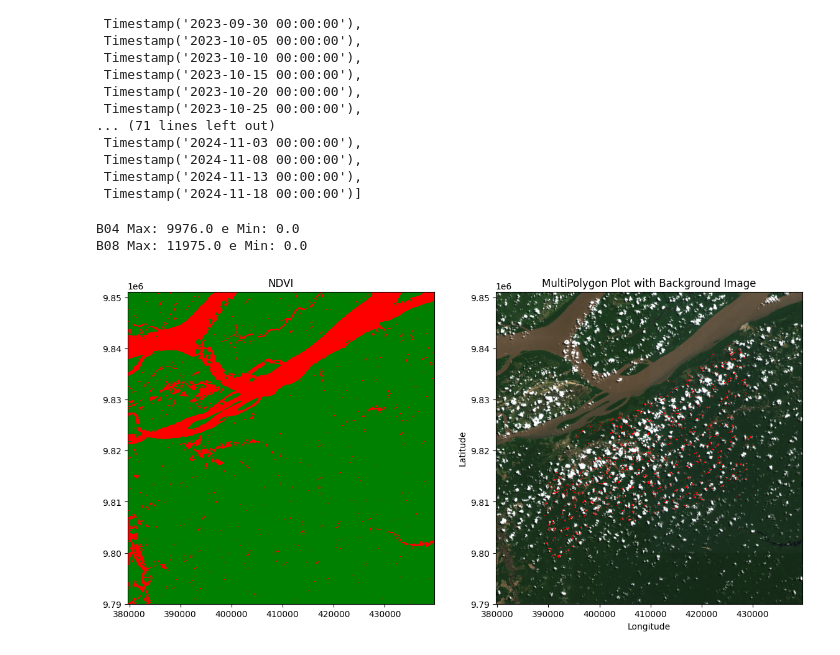
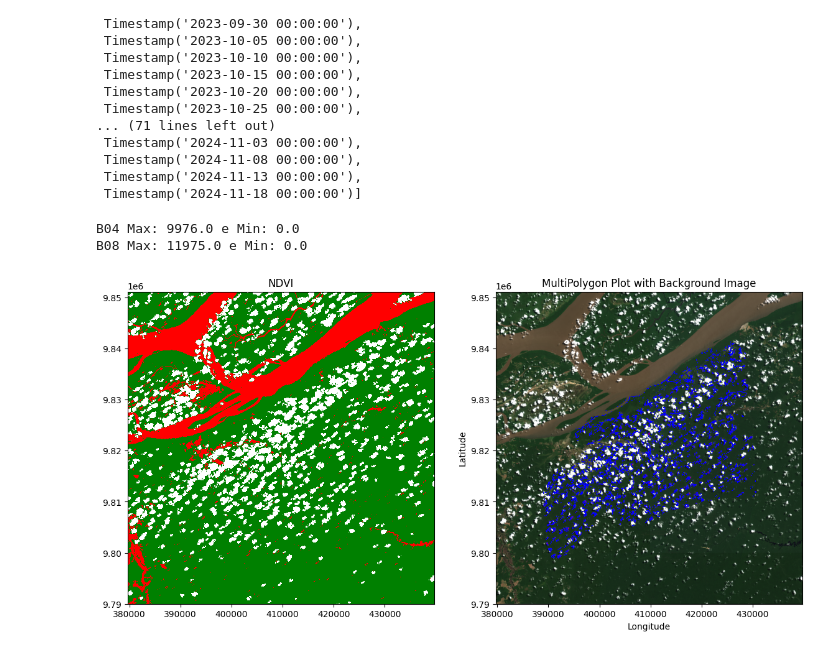
Before and after one commit to Alanbreno/cloud-detection-dissertation, a Jupyter notebook: desmatamento_alertas.ipynb, the cells around one changed output. Drawn from its saved outputs; the diff is of its cells as text; code cells hidden in the pictures.

```diff
--- a/desmatamento_alertas.ipynb
+++ b/desmatamento_alertas.ipynb
@@ -108,6 +93,8 @@ with rasterio.open(image_path_B08) as src:
 
 with rasterio.open(image_path_SCL) as scl_src:
     SCL = scl_src.read(1)
+    SCL_transform = scl_src.transform
+    SCL_crs = scl_src.crs
     #print(SCL.shape)
     # Reamostrar SCL para resolução de 10m
     scl_resampled = np.empty_like(B04, dtype=SCL.dtype)
@@ -140,52 +127,37 @@ def calculate_ndvi(nir, red, epsilon=1e-10):
 # Calcular o NDVI
 NDVI = calculate_ndvi(B08, B04)
 
-del B04, B08, SCL #Libera memória
+
+
+del B04, B08 #Libera memória
 
 # Identificar pixels do SCL com valores 0, 3, 8 e 9
 mask_values = [0, 3, 8, 9]
 mask = np.isin(scl_resampled, mask_values)
 
-NDVI[mask] = 1
+NDVI[mask] = 2
 
 # Definir o colormap personalizado: azul para valores negativos, preto para 0-0.35, gradiente para o resto
 colors = ['red', 'green','white']  # Cores para cada faixa
 bounds = [-1, 0.36, 1.1, 2]  # Intervalos dos valores de NDVI
 cmap = ListedColormap(colors)
 norm = BoundaryNorm(bounds, cmap.N)
 
 # Plotar o NDVI
 ax[0].imshow(NDVI, cmap=cmap, norm=norm, extent=extent)
-'''
-for i in range(len(gdf_local)):
-    multipolygon = gdf_local['geometry'][i]
-    transformed_multipolygon = multipolygon
-    # Transformar os polígonos para o sistema de coordenadas da imagem
-    #transformed_multipolygon = MultiPolygon([transform_polygon(polygon) for polygon in multipolygon.geoms])
 
-    color = 'red'
-
-    if gdf_local['is_valid'][i] == True:
-        color = 'blue'
-    # Plotar cada polígono no MultiPolygon transformado
-    for polygon in transformed_multipolygon.geoms:
-        x, y = polygon.exterior.xy
-        ax[0].plot(x, y, color=color)
-        ax[1].plot(x, y, color=color)
-        #print(x, y)
-'''
 #gdf_local.plot(ax=ax[0], color='red')
-gdf_local.plot(ax=ax[1], color='red')
+gdf_local.plot(ax=ax[1], color='red', edgecolor='blue', lw=0.5)
 # Configurar os eixos
 ax[0].set_aspect('equal')
 ax[1].set_aspect('equal')
 plt.xlabel('Longitude')
 plt.ylabel('Latitude')
 ax[1].set_title('MultiPolygon Plot with Background Image')
 ax[0].set_title('NDVI')
 # Mostrar o gráfico
 plt.show()
 # %% [output]
 B04 Max: 9976.0 e Min: 0.0
 B08 Max: 11975.0 e Min: 0.0
-[figure, old version]
+[figure, new version]
```
Also changed, not shown: parts of 2 cells of this notebook.
